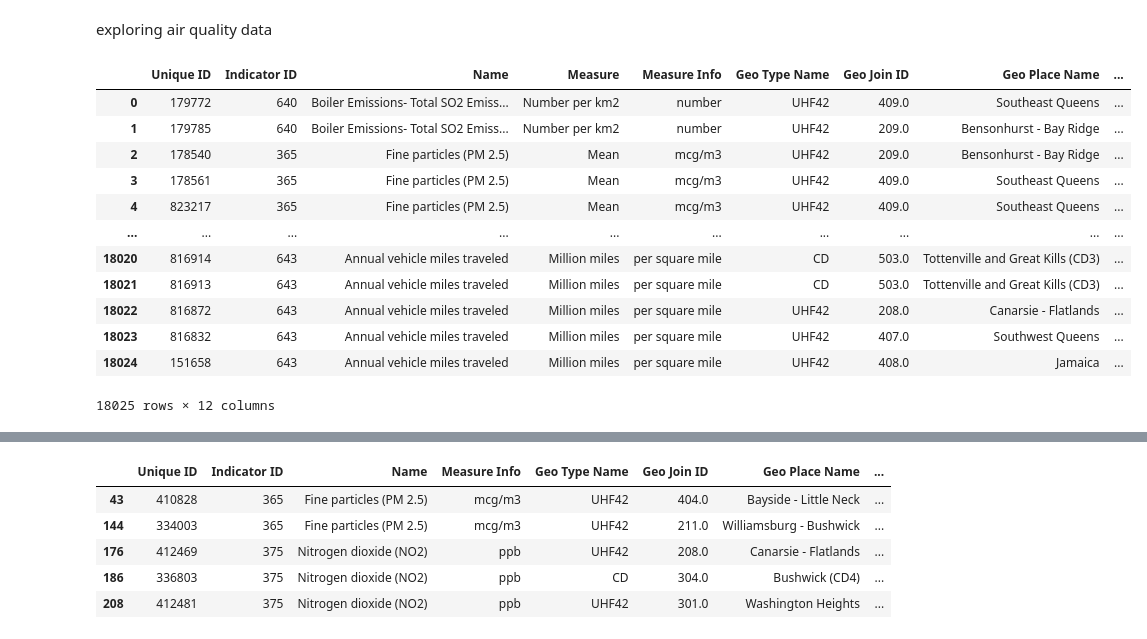
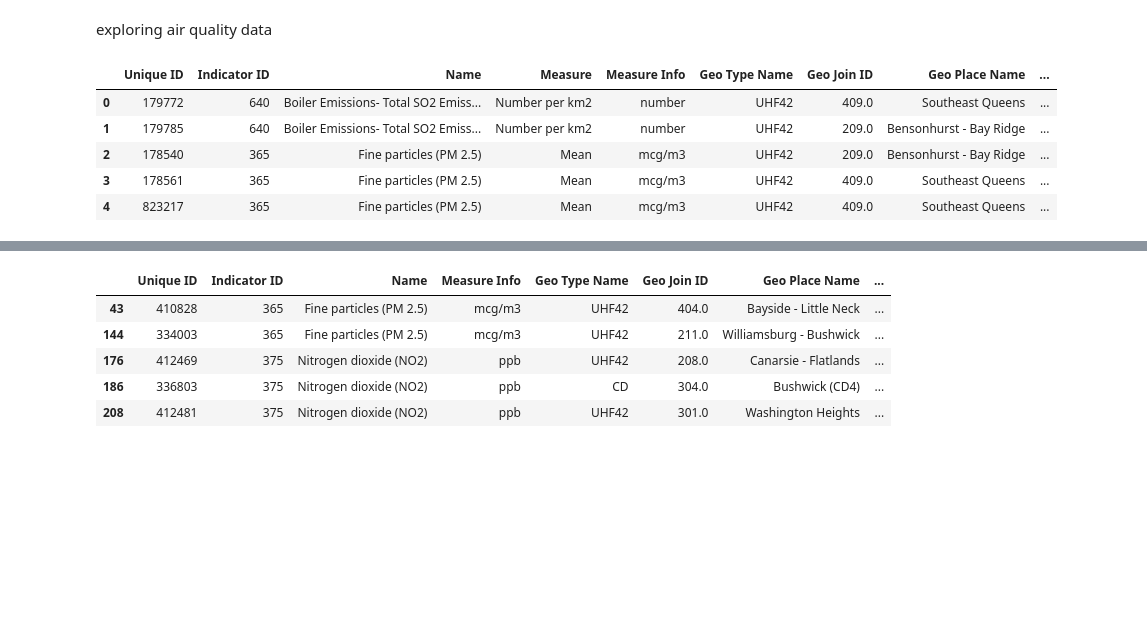
Before and after one commit to Angela-Rene/Trees_in_NYC, a Jupyter notebook: air_quality.ipynb, the cells around one changed output, grey strips where cells are left out. Drawn from its saved outputs; the diff is of its cells as text; code cells hidden in the pictures; blank space fills up the shorter version.

```diff
--- a/air_quality.ipynb
+++ b/air_quality.ipynb
@@ -5,21 +5,14 @@ import pandas as pd
 import matplotlib.pyplot as plt
 # %%
 air_df = pd.read_csv("Air_Quality.csv")
-air_df
+air_df.head()
 # %% [output]
 |  | Unique ID | Indicator ID | Name | Measure | Measure Info | Geo Type Name | Geo Join ID | Geo Place Name | ... |
 | 0 | 179772 | 640 | Boiler Emissions- Total SO2 Emiss... | Number per km2 | number | UHF42 | 409.0 | Southeast Queens | ... |
 | 1 | 179785 | 640 | Boiler Emissions- Total SO2 Emiss... | Number per km2 | number | UHF42 | 209.0 | Bensonhurst - Bay Ridge | ... |
 | 2 | 178540 | 365 | Fine particles (PM 2.5) | Mean | mcg/m3 | UHF42 | 209.0 | Bensonhurst - Bay Ridge | ... |
 | 3 | 178561 | 365 | Fine particles (PM 2.5) | Mean | mcg/m3 | UHF42 | 409.0 | Southeast Queens | ... |
 | 4 | 823217 | 365 | Fine particles (PM 2.5) | Mean | mcg/m3 | UHF42 | 409.0 | Southeast Queens | ... |
-| ... | ... | ... | ... | ... | ... | ... | ... | ... | ... |
-| 18020 | 816914 | 643 | Annual vehicle miles traveled | Million miles | per square mile | CD | 503.0 | Tottenville and Great Kills (CD3) | ... |
-| 18021 | 816913 | 643 | Annual vehicle miles traveled | Million miles | per square mile | CD | 503.0 | Tottenville and Great Kills (CD3) | ... |
-| 18022 | 816872 | 643 | Annual vehicle miles traveled | Million miles | per square mile | UHF42 | 208.0 | Canarsie - Flatlands | ... |
-| 18023 | 816832 | 643 | Annual vehicle miles traveled | Million miles | per square mile | UHF42 | 407.0 | Southwest Queens | ... |
-| 18024 | 151658 | 643 | Annual vehicle miles traveled | Million miles | per square mile | UHF42 | 408.0 | Jamaica | ... |
-18025 rows × 12 columns
 # %%
 years = air_df["Time Period"].unique()
 years
```
Also changed, not shown: parts of 16 cells of this notebook, 3 other files.
